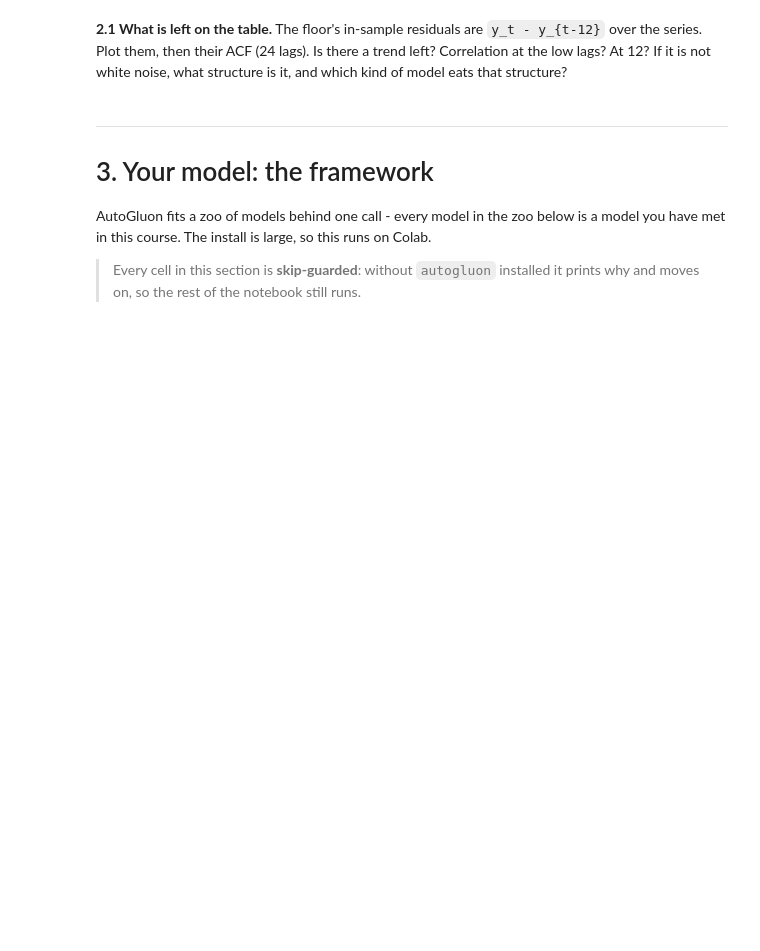
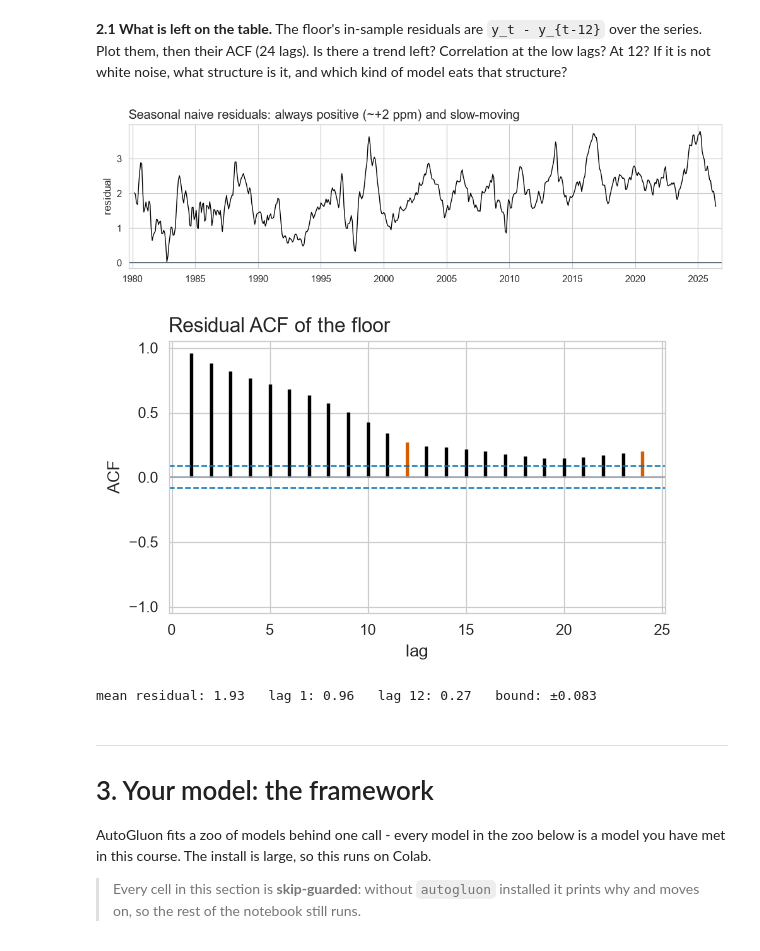
Before and after one commit to Ahmed-Bah/Global-CO2-Forecasting, a Jupyter notebook: project.ipynb, the cells around one changed output. Cells and saved outputs as stored; diff of their text form; code cells hidden in the pictures; blank space fills up the shorter version.

```diff
--- a/project.ipynb
+++ b/project.ipynb
@@ -145,8 +183,22 @@ noise, what structure is it, and which kind of model eats that structure?
 # %%
 # TODO: the floor's residuals (y_t - y_{t-12}), a plot of them, and their
 #       ACF with P.acf_plot (24 lags, highlight_every=SEASON_LENGTH).
-resid_floor = ...
-...
+
+resid_floor = (df["y"] - df["y"].shift(SEASON_LENGTH)).dropna()
+
+P.residual_time_plot(resid_floor, ds=df["ds"],
+                     title="Seasonal naive residuals: always positive (~+2 ppm) and slow-moving")
+plt.show()
+P.acf_plot(resid_floor, nlags=24, highlight_every=SEASON_LENGTH,
+           title="Residual ACF of the floor")
+plt.show()
+
+r_res, bound_res = P.acf_values(resid_floor, nlags=24)
+print(f"mean residual: {resid_floor.mean():.2f}   lag 1: {r_res[0]:.2f}   lag 12: {r_res[11]:.2f}   bound: ±{bound_res:.3f}")
+# %% [output]
+[figure, added]
+[figure, added]
+mean residual: 1.93   lag 1: 0.96   lag 12: 0.27   bound: ±0.083
 # %% [markdown]
 ---
 # 3. Your model: the framework
```
Also changed, not shown: parts of 10 cells of this notebook, 1 other file.
